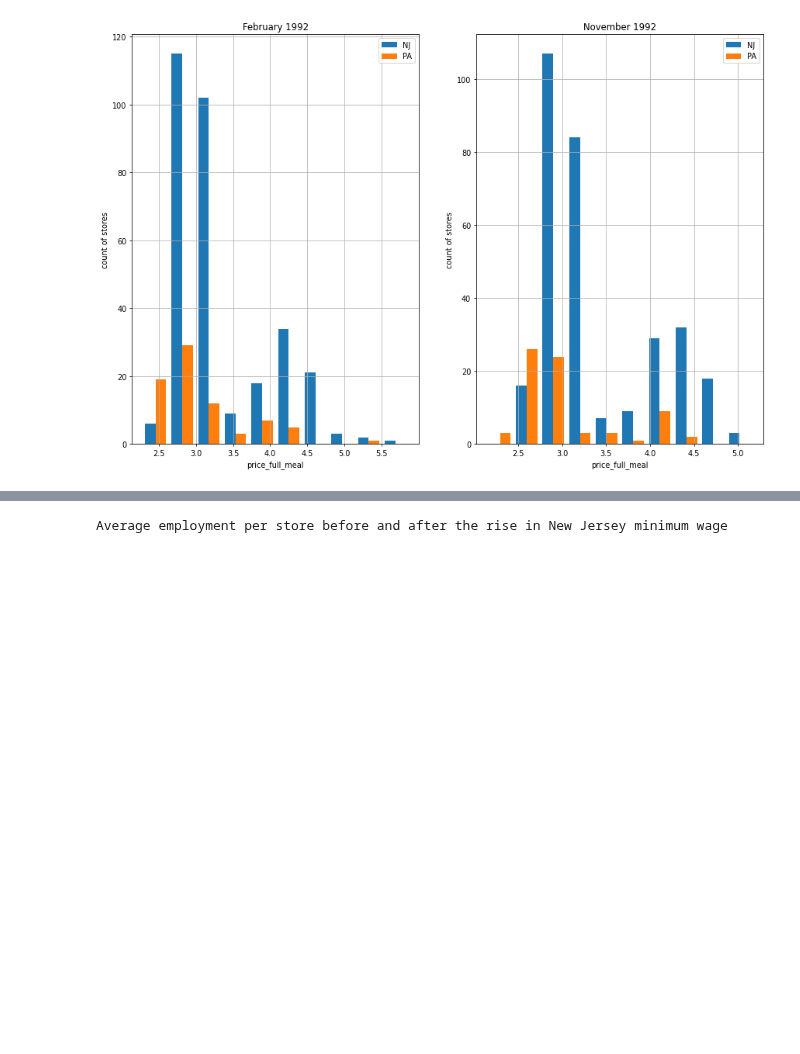
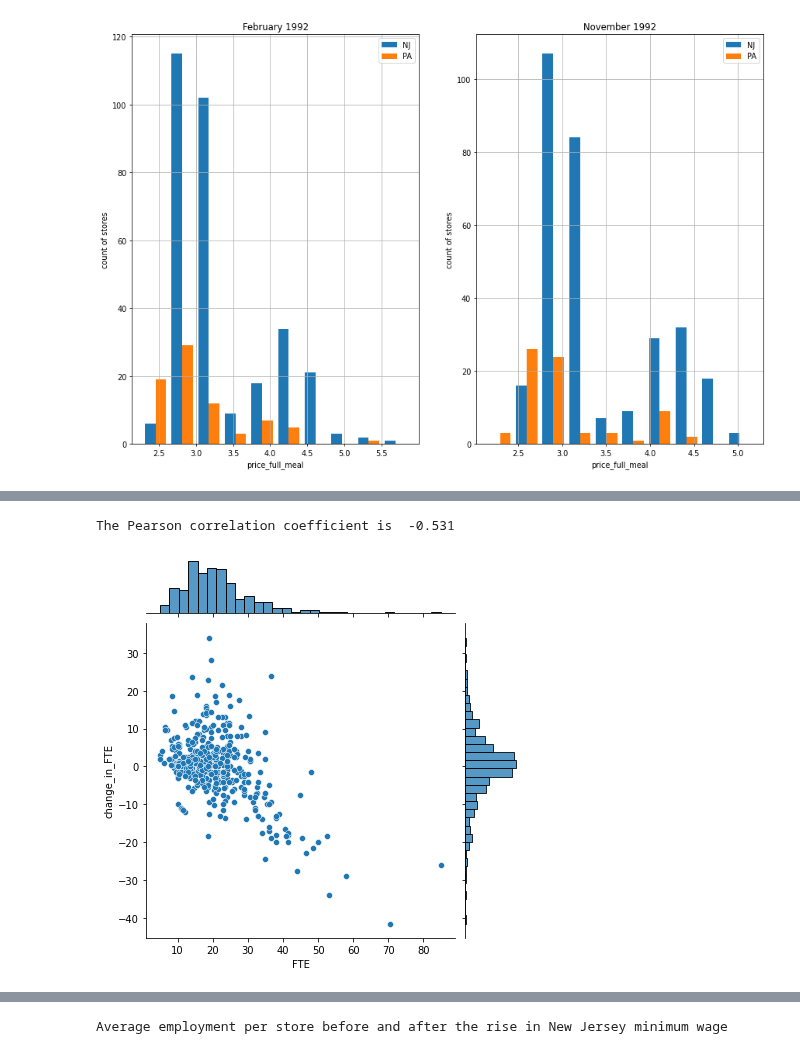
Before and after one commit to edoardofalchi/ose-data-science-course-projeect-edoardofalchi, a Jupyter notebook: Card_Krueger_1994.ipynb, the cells around one changed output, grey strips where cells are left out. Cells and saved outputs as stored; diff of their text form; code cells hidden in the pictures; blank space fills up the shorter version.

```diff
--- a/Card_Krueger_1994.ipynb
+++ b/Card_Krueger_1994.ipynb
@@ -394,0 +534,5 @@ for i in sel_var:
+# %%
+scatter_corr(df_extended,'FTE','change_in_FTE')
+# %% [output]
+The Pearson correlation coefficient is  -0.531
+[figure, added]
```
Also changed, not shown: parts of 84 cells of this notebook.
